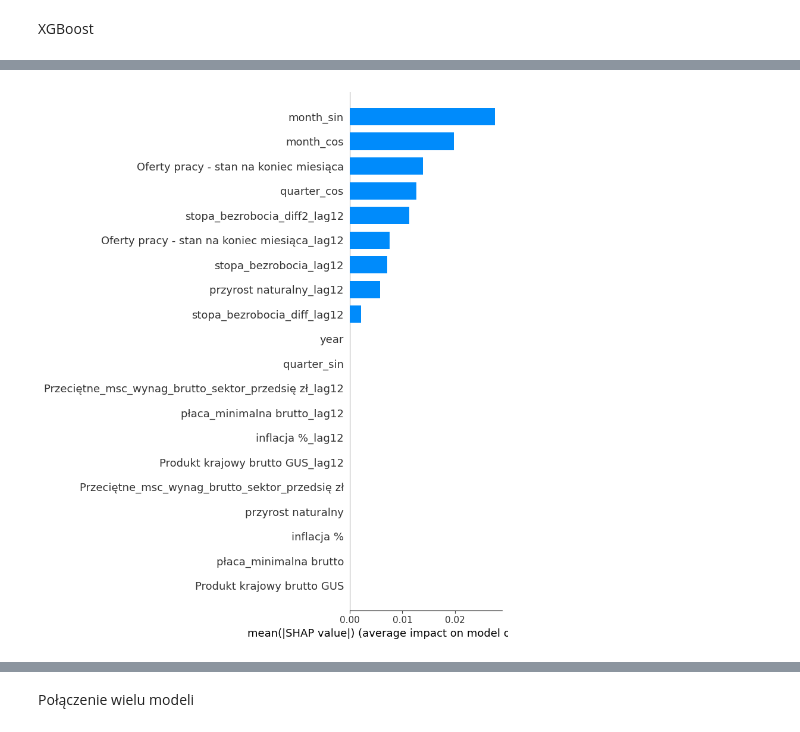
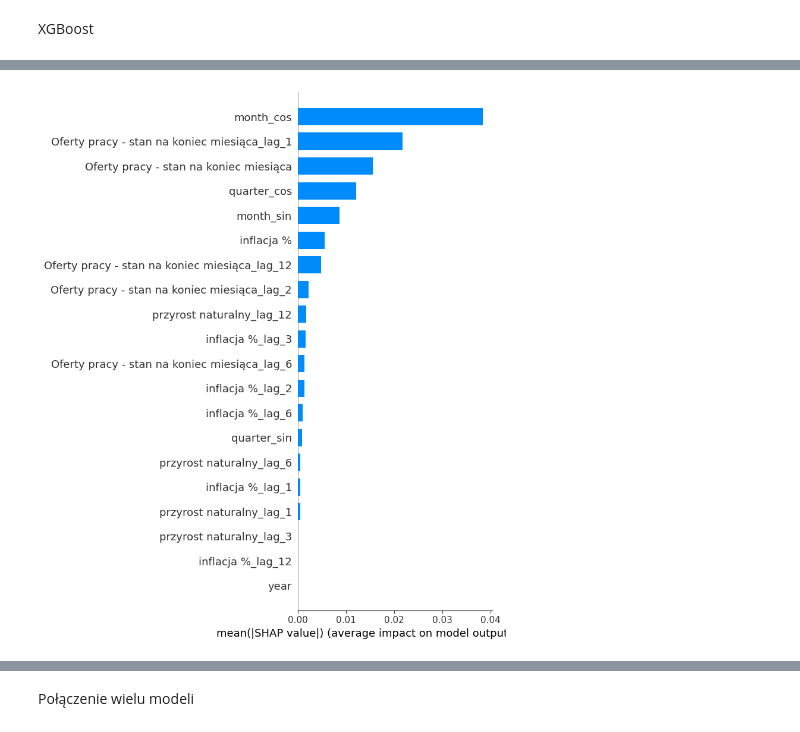
Before and after one commit to pawel-kowal/master_degree, a Jupyter notebook: main.ipynb, the cells around one changed output, grey strips where cells are left out. Cells and saved outputs as stored; diff of their text form; code cells hidden in the pictures.

```diff
--- a/main.ipynb
+++ b/main.ipynb
@@ -305,8 +559,10 @@ SARIMAX (tylko istotne exog) na testowym:
 # %% [markdown]
 XGBoost
 # %%
+df = load_data('data/dane_2010plus.xlsx')
+
 # Przygotowanie danych (target to diff2)
-X_ml, y_ml = prepare_ml_data(df, target_col='stopa_bezrobocia_diff2', lag_range=12)
+X_ml, y_ml = prepare_ml_data(df, target_col='stopa_bezrobocia')
 
 # Podział na zbiór treningowy i testowy
 X_train, X_test = X_ml.iloc[:-24], X_ml.iloc[-24:]
@@ -316,7 +572,9 @@ y_train, y_test = y_ml.iloc[:-24], y_ml.iloc[-24:]
 X_train.columns = X_train.columns.str.replace(r'[\[\]<>]', '', regex=True)
 X_test.columns = X_test.columns.str.replace(r'[\[\]<>]', '', regex=True)
 # %%
-X_train_scaled, X_test_scaled, scaler = scale_data(X_train, X_test)
-
-xgb_model = train_xgb_model(X_train_scaled, y_train, use_optuna=True, n_trials=200)
-xgb_predictions = xgb_model.predict(X_test_scaled)
+# scaler = StandardScaler()
+scaler = MinMaxScaler()
+X_train_scaled = pd.DataFrame(scaler.fit_transform(X_train),
+                              index=X_train.index, columns=X_train.columns)
+X_test_scaled = pd.DataFrame(scaler.transform(X_test),
+                             index=X_test.index, columns=X_test.columns)
@@ -357,0 +621,5 @@ plot_predictions(df['stopa_bezrobocia'].iloc[-24:], xgb_level_forecast,
+# %%
+import pickle
+
+with open('models/xgb_model_mse0326.pkl', 'rb') as f:
+    xgb_model_best = pickle.load(f)
@@ -358,14 +640,17 @@ plot_predictions(df['stopa_bezrobocia'].iloc[-24:], xgb_level_forecast,
+# %%
+xgb_model_optuna = xgb_model
+xgb_model = xgb_model_best
 # %%
 # 1. Stwórz Explainer i oblicz wartości SHAP
-explainer = shap.Explainer(xgb_model, X_test_scaled, feature_names=X_test.columns)
-shap_values = explainer(X_test_scaled)
+explainer = shap.Explainer(xgb_model, X_test_scaled.values, feature_names=X_test_scaled.columns)
+shap_values = explainer(X_test_scaled.values)
 
 # 2. Podsumowanie – wykres wartości średnich SHAP
 shap.summary_plot(
     shap_values,
-    X_test_scaled,
-    feature_names=X_test.columns,
+    X_test_scaled.values,
+    feature_names=X_test_scaled.columns,
     plot_type="bar"
 )
 # %% [output]
-[figure, old version]
+[figure, new version]
```
Also changed, not shown: parts of 32 cells of this notebook, 6 other files.
